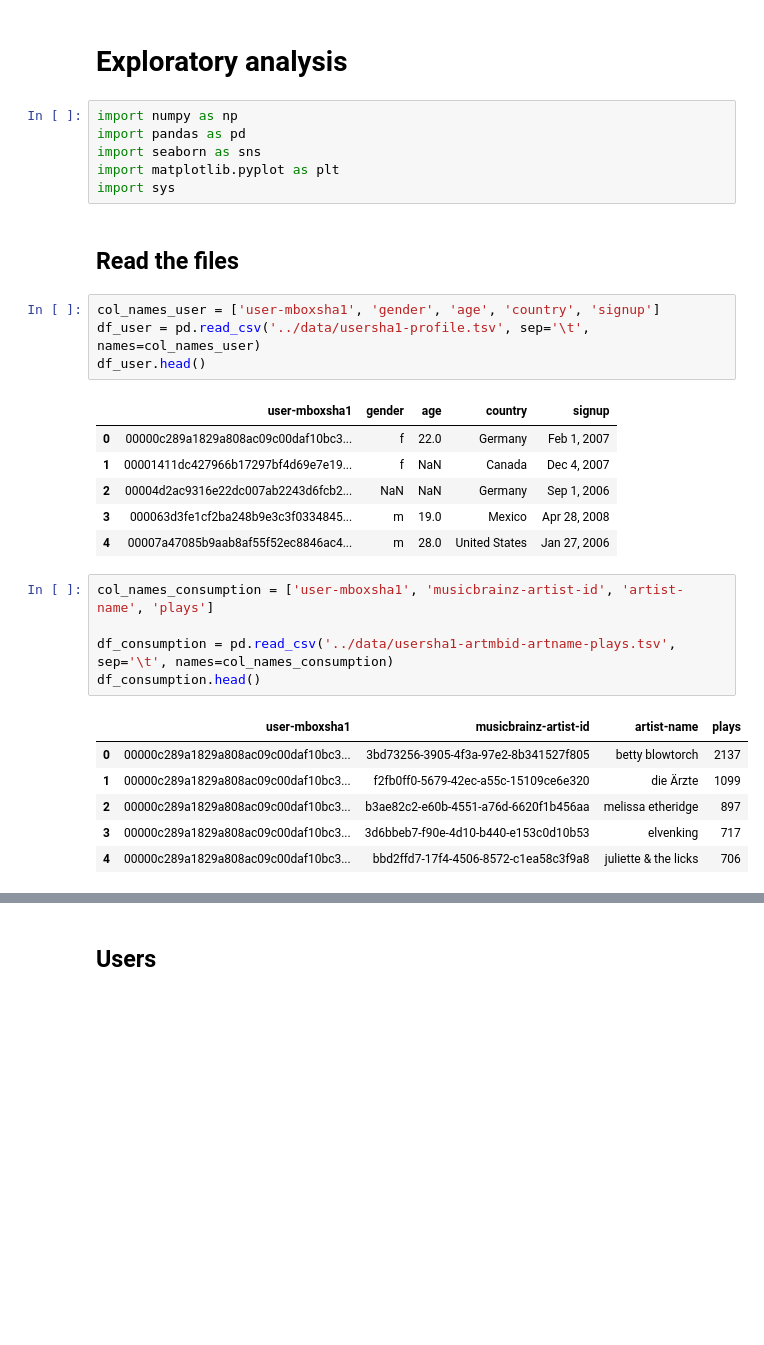
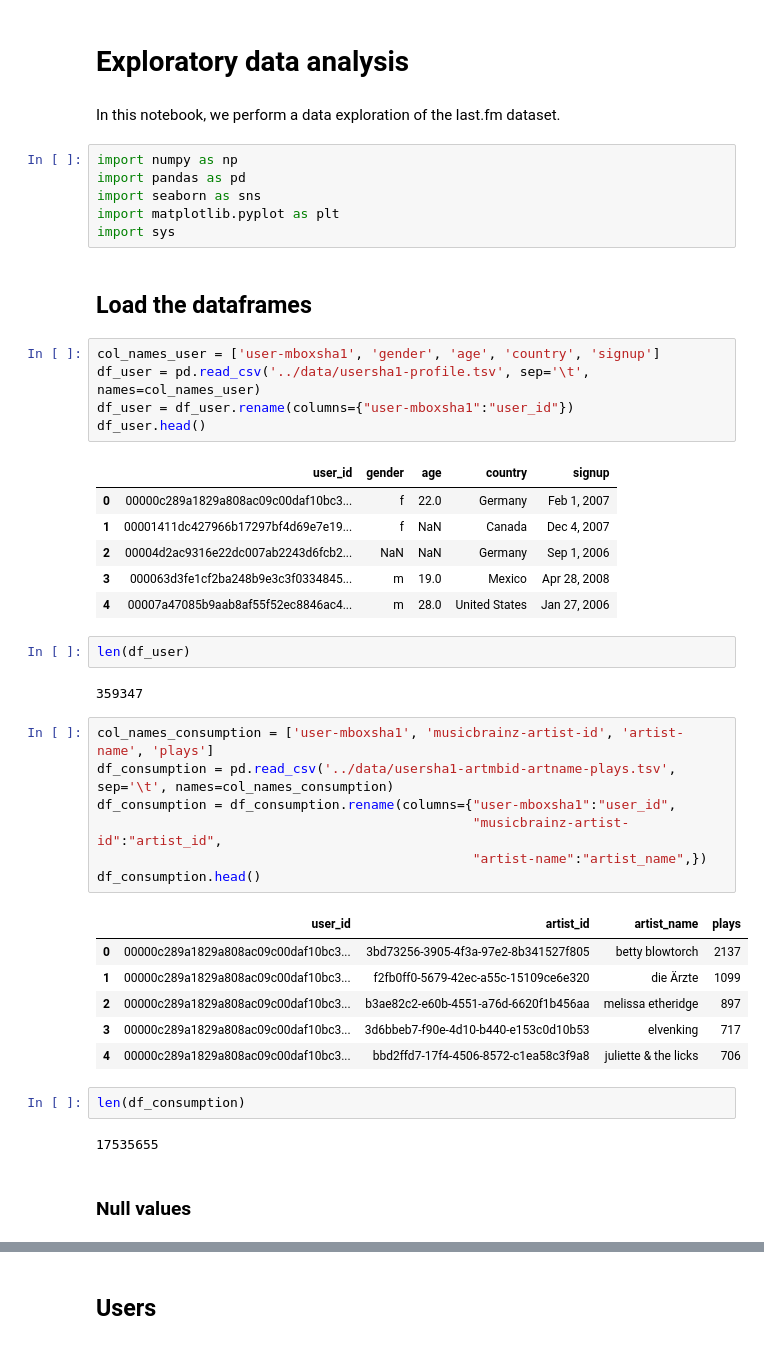
Before and after one commit to lamolivier/EPFL-MLBD-Project, a Jupyter notebook: notebooks/data_exploration.ipynb, the cells around one changed output, grey strips where cells are left out. Cells and saved outputs as stored; diff of their text form; blank space fills up the shorter version.

```diff
--- a/notebooks/data_exploration.ipynb
+++ b/notebooks/data_exploration.ipynb
@@ -1,5 +1,7 @@
 # %% [markdown]
-# Exploratory analysis
+# Exploratory data analysis
+# %% [markdown]
+In this notebook, we perform a data exploration of the last.fm dataset.
 # %%
 import numpy as np
 import pandas as pd
@@ -7,30 +9,43 @@ import seaborn as sns
 import matplotlib.pyplot as plt
 import sys
 # %% [markdown]
-## Read the files
+## Load the dataframes
 # %%
 col_names_user = ['user-mboxsha1', 'gender', 'age', 'country', 'signup']
 df_user = pd.read_csv('../data/usersha1-profile.tsv', sep='\t', names=col_names_user)
+df_user = df_user.rename(columns={"user-mboxsha1":"user_id"})
 df_user.head()
 # %% [output]
-|  | user-mboxsha1 | gender | age | country | signup |
+|  | user_id | gender | age | country | signup |
 | 0 | 00000c289a1829a808ac09c00daf10bc3... | f | 22.0 | Germany | Feb 1, 2007 |
 | 1 | 00001411dc427966b17297bf4d69e7e19... | f | NaN | Canada | Dec 4, 2007 |
 | 2 | 00004d2ac9316e22dc007ab2243d6fcb2... | NaN | NaN | Germany | Sep 1, 2006 |
 | 3 | 000063d3fe1cf2ba248b9e3c3f0334845... | m | 19.0 | Mexico | Apr 28, 2008 |
 | 4 | 00007a47085b9aab8af55f52ec8846ac4... | m | 28.0 | United States | Jan 27, 2006 |
+# %%
+len(df_user)
+# %% [output]
+359347
 # %%
 col_names_consumption = ['user-mboxsha1', 'musicbrainz-artist-id', 'artist-name', 'plays']
-
 df_consumption = pd.read_csv('../data/usersha1-artmbid-artname-plays.tsv', sep='\t', names=col_names_consumption)
+df_consumption = df_consumption.rename(columns={"user-mboxsha1":"user_id",
+                                                "musicbrainz-artist-id":"artist_id",
+                                                "artist-name":"artist_name",})
 df_consumption.head()
 # %% [output]
-|  | user-mboxsha1 | musicbrainz-artist-id | artist-name | plays |
+|  | user_id | artist_id | artist_name | plays |
 | 0 | 00000c289a1829a808ac09c00daf10bc3... | 3bd73256-3905-4f3a-97e2-8b341527f805 | betty blowtorch | 2137 |
 | 1 | 00000c289a1829a808ac09c00daf10bc3... | f2fb0ff0-5679-42ec-a55c-15109ce6e320 | die Ärzte | 1099 |
 | 2 | 00000c289a1829a808ac09c00daf10bc3... | b3ae82c2-e60b-4551-a76d-6620f1b456aa | melissa etheridge | 897 |
 | 3 | 00000c289a1829a808ac09c00daf10bc3... | 3d6bbeb7-f90e-4d10-b440-e153c0d10b53 | elvenking | 717 |
 | 4 | 00000c289a1829a808ac09c00daf10bc3... | bbd2ffd7-17f4-4506-8572-c1ea58c3f9a8 | juliette & the licks | 706 |
+# %%
+len(df_consumption)
+# %% [output]
+17535655
+# %% [markdown]
+### Null values
 # %%
 df_user.isna().sum()
 # %% [output]
```
Also changed, not shown: parts of 32 cells of this notebook.
